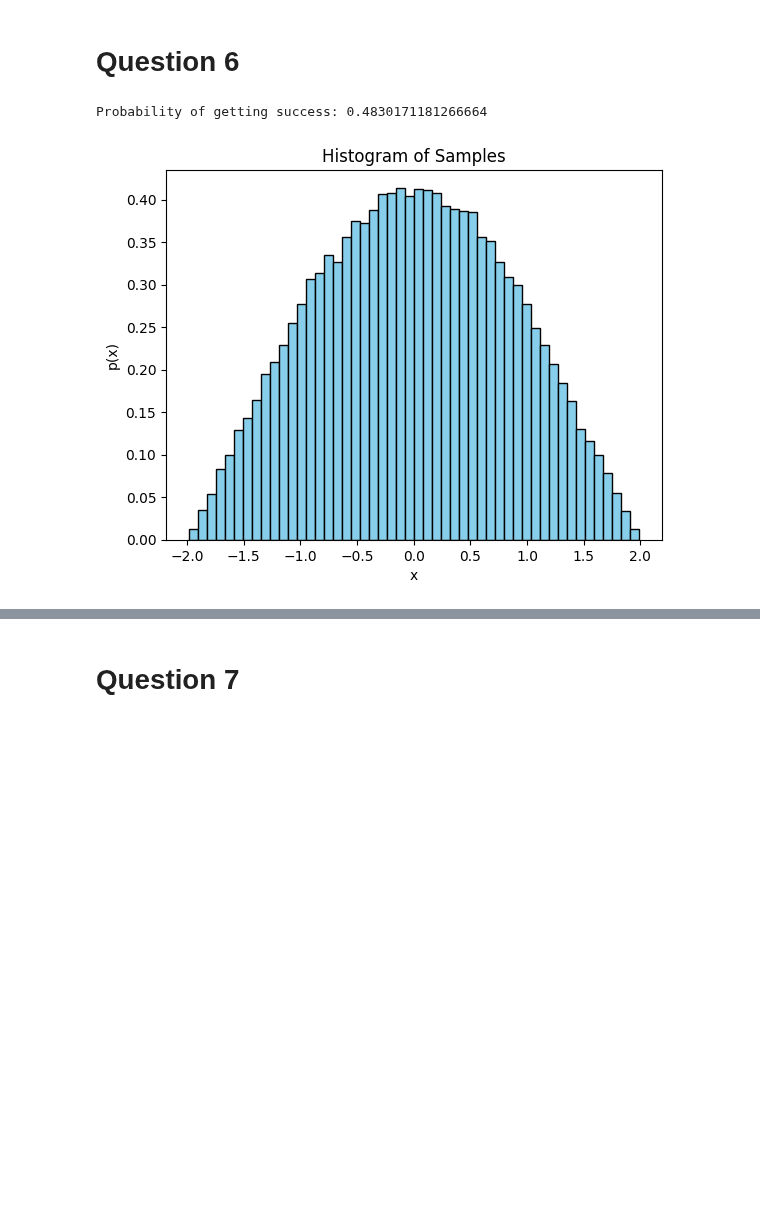
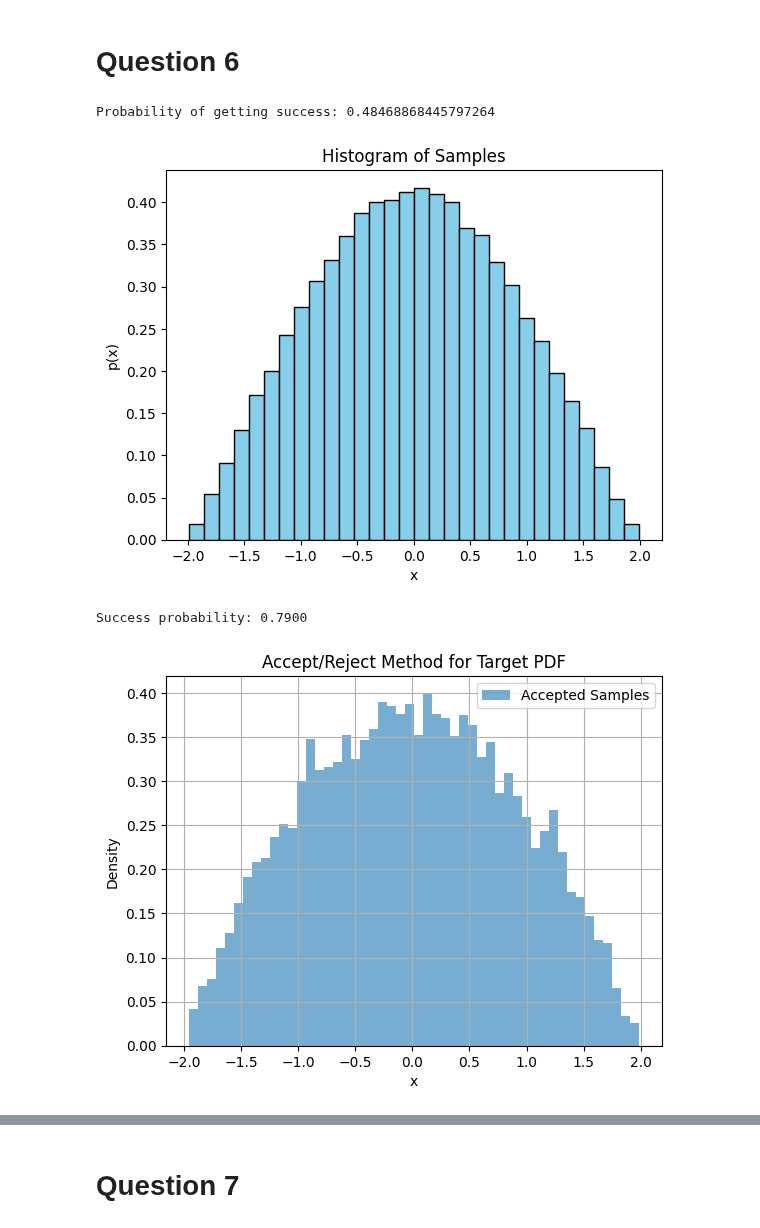
Before and after one commit to chandan-kumarsahu/P452-Computational-Physics, a Jupyter notebook: Endsem/Endsem.ipynb, the cells around one changed output, grey strips where cells are left out. Cells and saved outputs as stored; diff of their text form; code cells hidden in the pictures; blank space fills up the shorter version.

```diff
--- a/Endsem/Endsem.ipynb
+++ b/Endsem/Endsem.ipynb
@@ -172,33 +464,87 @@ Expected eigenvalue 2 3.0
 # %%
 a = 2
 N = 100000
 
 # Target distribution
 def p(x):
 	return 0.5 * (a**2 - x**2) if abs(x) < a else 0
 
 # Generate samples
 samples = []
 num_rejected = 0
 while len(samples) < N:
 	# sample from Gaussian distribution
 	x = np.random.normal(0, a)
 	# uniform random number
 	u = np.random.uniform(0, 0.5 * a**2)
 	if u < p(x):
 		samples.append(x)
 	else:
 		num_rejected += 1
 
 # Print success probability
 print(f"Probability of getting success: {N / (N + num_rejected)}")
 
 # Plot histogram of samples
-plt.hist(samples, bins=50, density=True, color='skyblue', edgecolor='black')
+plt.hist(samples, bins=30, density=True, color='skyblue', edgecolor='black')
 plt.xlabel('x')
 plt.ylabel('p(x)')
 plt.title('Histogram of Samples')
 plt.show()
+
+#########################################################
+
+import numpy as np
+import matplotlib.pyplot as plt
+
+# Define the target pdf p(x) = 0.5(a^2 - x^2) for |x| < a, where a = 2
+def target_pdf(x):
+    a = 2
+    if abs(x) < a:
+        return 0.5 * (a**2 - x**2)
+    else:
+        return 0
+
+# Define the Gaussian proposal distribution g(x)
+def proposal_pdf(x, mu, sigma):
+    return np.exp(-(x - mu)**2 / (2 * sigma**2)) / (sigma * np.sqrt(2 * np.pi))
+
+# Parameters for the proposal distribution
+mu = 0  # Mean
+sigma = 1  # Standard deviation
+
+# Number of samples to generate
+num_samples = 10000
+
+# Generate samples using the proposal distribution
+samples = np.random.normal(mu, sigma, num_samples)
+
+# Calculate the acceptance ratio p(x) / (C * g(x))
+C = max(target_pdf(x) / proposal_pdf(x, mu, sigma) for x in samples)
+
+# Generate uniform random numbers
+uniform_samples = np.random.uniform(0, 1, num_samples)
+
+# Accept or reject samples based on the acceptance ratio
+accepted_samples = [x for x, u in zip(samples, uniform_samples) if u < target_pdf(x) / (C * proposal_pdf(x, mu, sigma))]
+
+# Calculate success probability
+success_probability = len(accepted_samples) / num_samples
+
+print(f"Success probability: {success_probability:.4f}")
+
+# Plot the accepted samples
+plt.hist(accepted_samples, bins=50, density=True, alpha=0.6, label="Accepted Samples")
+x_vals = np.linspace(-2, 2, 1000)
+# plt.plot(x_vals, [target_pdf(x)/4 for x in x_vals], color="red", label="Target PDF")
+plt.xlabel("x")
+plt.ylabel("Density")
+plt.title("Accept/Reject Method for Target PDF")
+plt.legend()
+plt.grid()
+plt.show()
 # %% [output]
-Probability of getting success: 0.4830171181266664
+Probability of getting success: 0.48468868445797264
-[figure, old version]
+[figure, new version]
+Success probability: 0.7900
+[figure, added]
```
Also changed, not shown: parts of 13 cells of this notebook.
